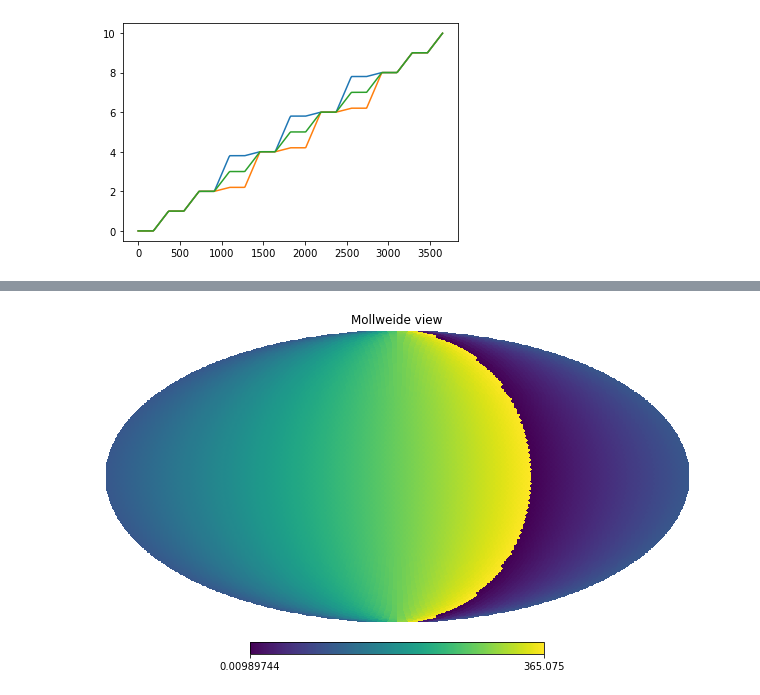
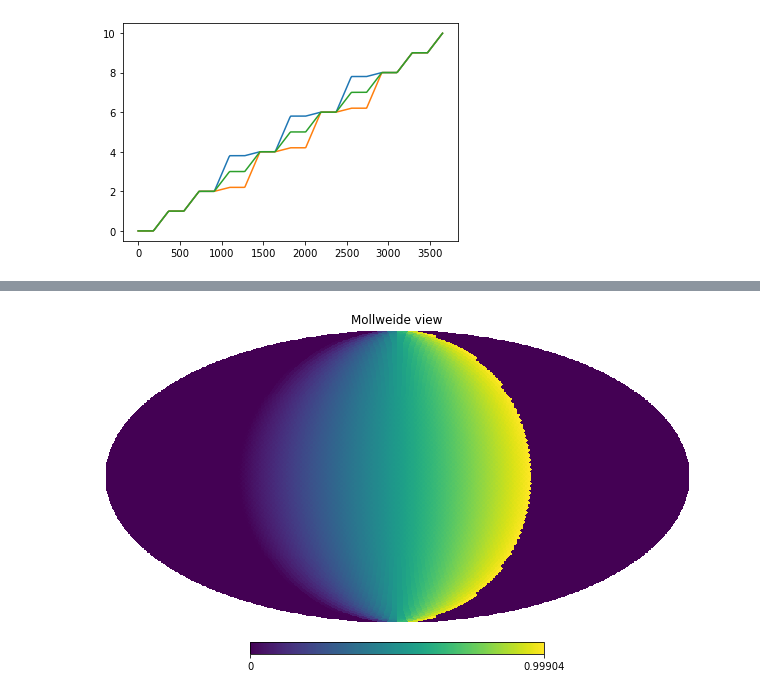
Before and after one commit to lsst-sims/sims_featureScheduler_runs1.7, a Jupyter notebook: technical/roll_weight_tune/fp_obj.ipynb, the cells around one changed output, grey strips where cells are left out. Cells and saved outputs as stored; diff of their text form; code cells hidden in the pictures.

```diff
--- a/technical/roll_weight_tune/fp_obj.ipynb
+++ b/technical/roll_weight_tune/fp_obj.ipynb
@@ -85,4 +106,4 @@ plt.plot(days, rolling_fp.footprint_list[1].step_func(days, rolling_fp.footprint
 # %%
-hp.mollview(rolling_fp.footprint_list[1].phase)
+hp.mollview(rolling_fp.footprint_list[2].zero)
 # %% [output]
-[figure, old version]
+[figure, new version]
```
Also changed, not shown: parts of 8 cells of this notebook.
